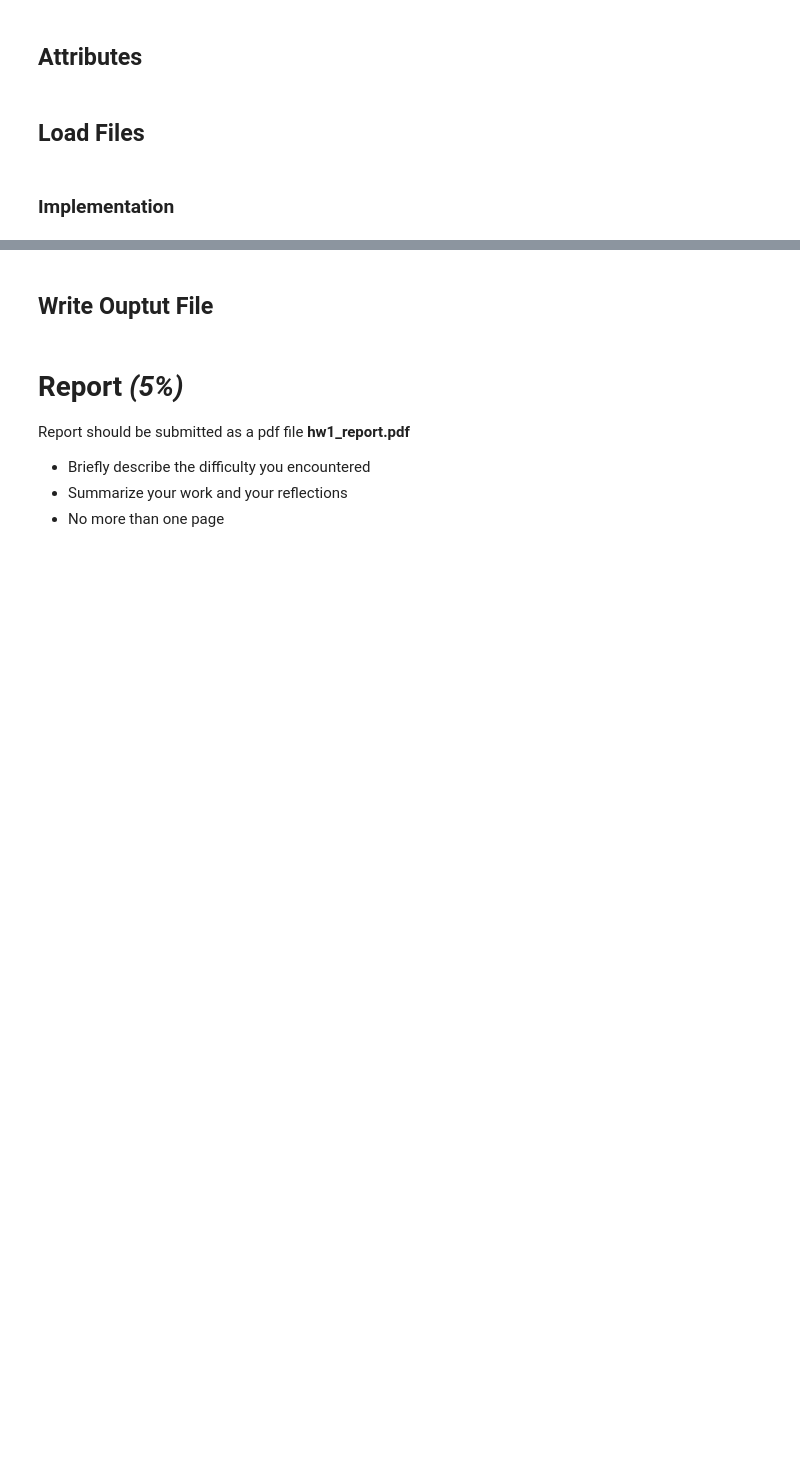
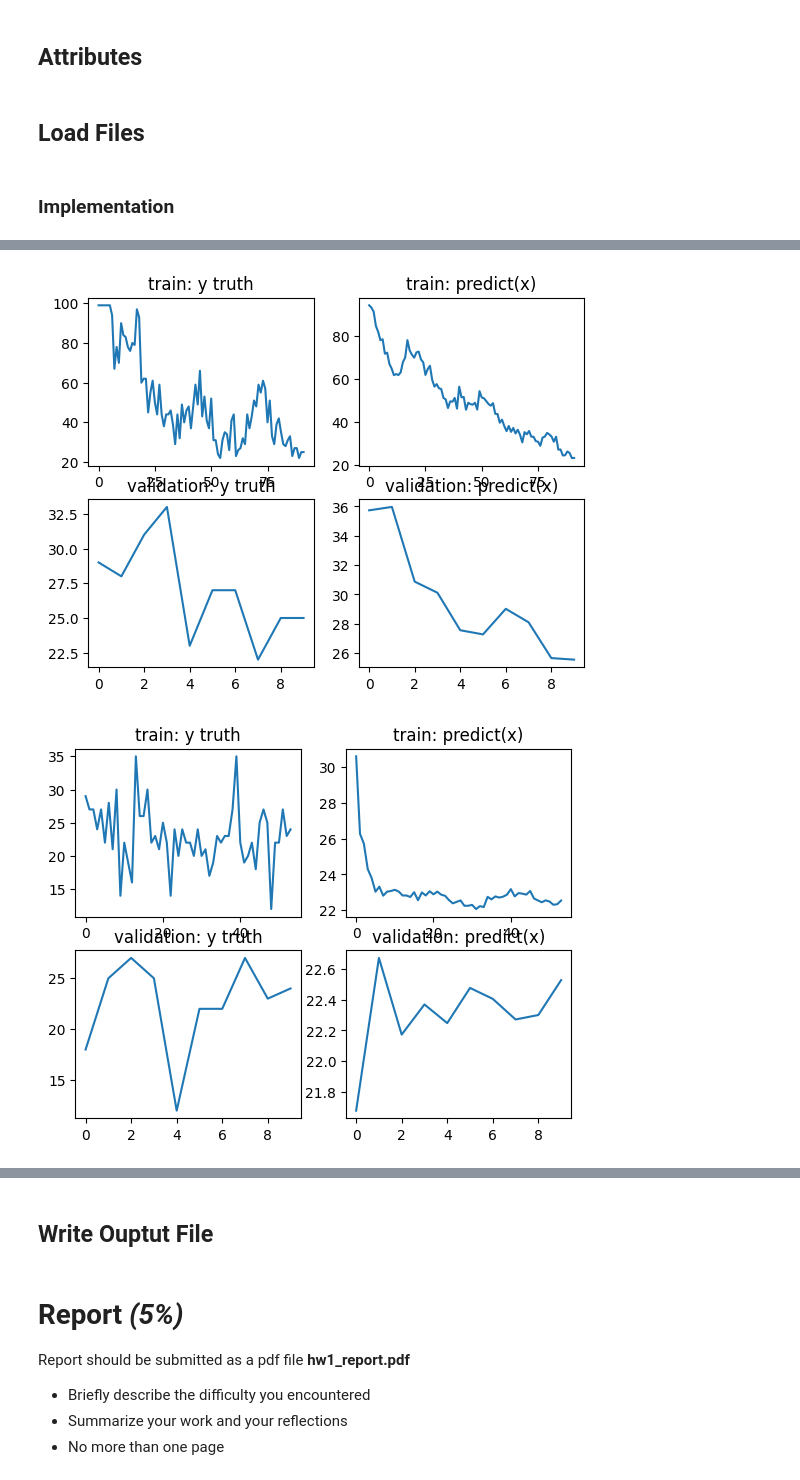
Before and after one commit to dasbd72/CS460200_ML_HW1, a Jupyter notebook: hw1.ipynb, the cells around one changed output, grey strips where cells are left out. Cells and saved outputs as stored; diff of their text form; code cells hidden in the pictures; blank space fills up the shorter version.

```diff
--- a/hw1.ipynb
+++ b/hw1.ipynb
@@ -412,15 +483,3 @@ with open(advanced_input2_dataroot, newline='') as csvfile:
     advanced_input2_datalist = np.array(list(csv.reader(csvfile)))
 # %% [markdown]
 ### Implementation
-# %%
-advanced_input_datalist = np.hstack(
-    (advanced_input_datalist, advanced_input1_datalist[:, 1:]))
-advanced_input_datalist, toPredict_dataset = PreprocessDatalist(
-    advanced_input_datalist, x_idx=[1,2,3,7,8,9])
-train_dataset, validation_dataset = SplitData(advanced_input_datalist)
-Regression(models, train_dataset, validation_dataset, x_idx=[1,7])
-advanced_output_datalist = MakePrediction(models, toPredict_dataset, x_idx=[1,7])
-
-print("model A:", models[0].get_model().reshape(-1))
-print("model B:", models[1].get_model().reshape(-1))
-print("model C:", models[2].get_model().reshape(-1))
@@ -501,0 +505,26 @@ print("model C:", models[2].get_model().reshape(-1))
+# %%
+# %%capture cap_advanced --no-stderr
+advanced_input_datalist = np.hstack(
+    (advanced_input_datalist, advanced_input1_datalist[:, 1:]))
+advanced_input_datalist = PreprocessDatalist(
+    advanced_input_datalist, x_idx=[1, 2, 3])
+train_dataset, validation_dataset, toPredict_dataset = SplitData(
+    advanced_input_datalist)
+advanced_models = [auto_regression_model(
+    previous_weeks[i], lagging_weeks[i], order_per_weeks[i]) for i in range(3)]
+Regression(advanced_models, train_dataset, validation_dataset, lmbd, x_idx=[1, 7], target_models=target_models)
+if(len(target_models) == 3):
+    advanced_output_datalist = MakePrediction(
+        advanced_models, toPredict_dataset, x_idx=[1, 7])
+
+print("orders:", orders)
+print("validation weeks:", validation_weeks)
+print("previous weeks:", previous_weeks)
+print("lagging weeks:", lagging_weeks)
+print("orders per weeks:", order_per_weeks)
+
+for i in target_models:
+    print(f"Model {chr(i+65)}:")
+    print(f"coef: {advanced_models[i].get_model().reshape(-1)}")
+    print(f"mean: {advanced_models[i].M}")
+    print(f"max - min: {advanced_models[i].S}")
@@ -501,0 +549,5 @@ print("model C:", models[2].get_model().reshape(-1))
+# %%
+PlotModels(advanced_models, train_dataset, validation_dataset, x_idx=[1, 7], target_models=target_models)
+# %% [output]
+[figure, added]
+[figure, added]
```
Also changed, not shown: parts of 18 cells of this notebook, 3 other files.
